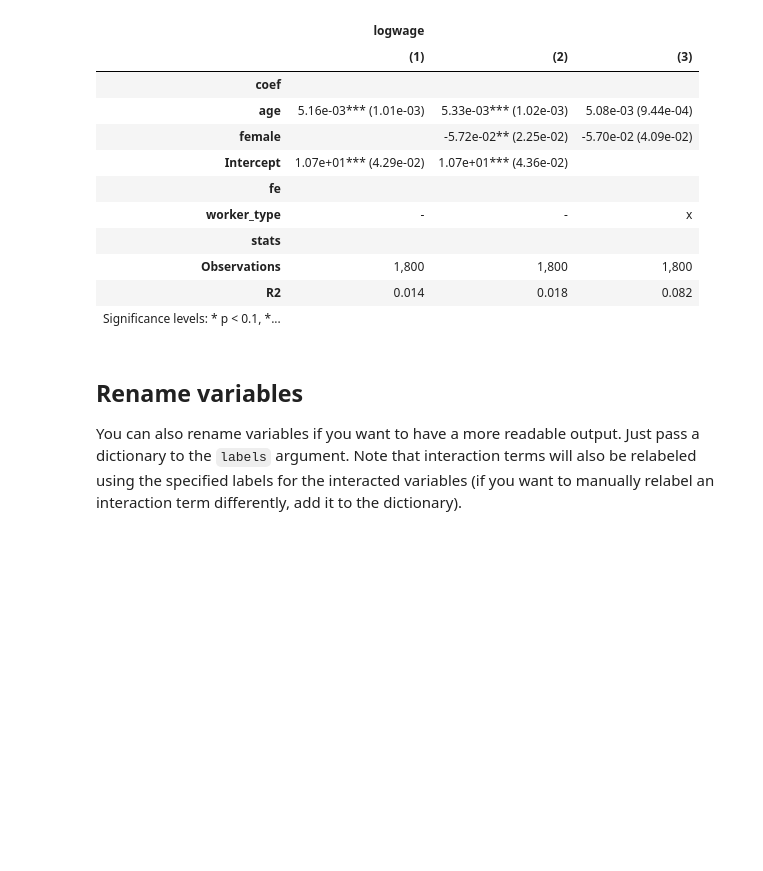
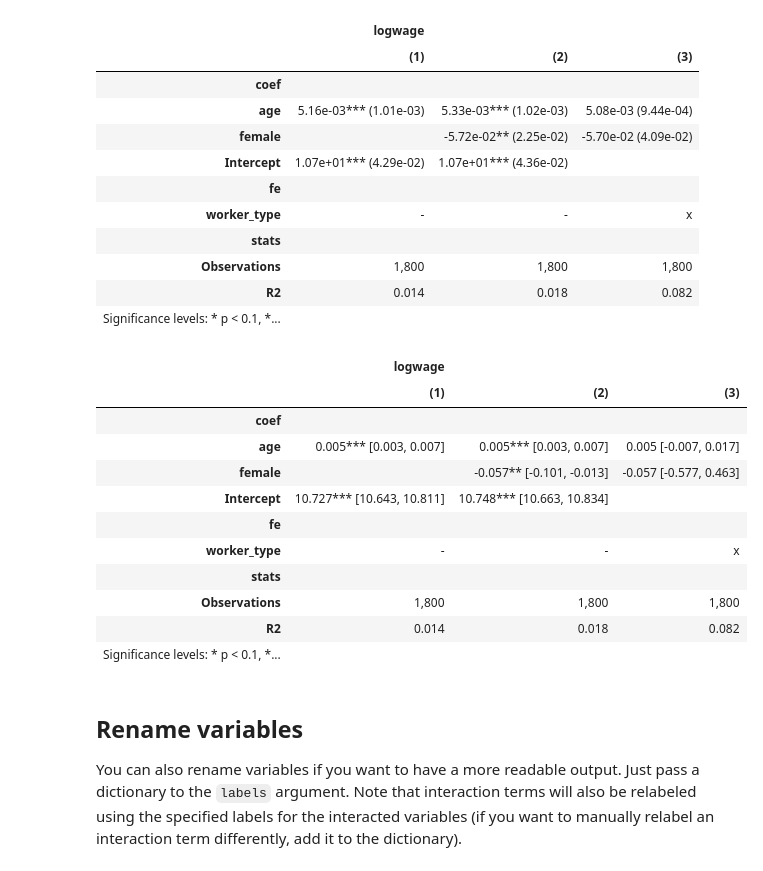
Before and after one commit to py-econometrics/maketables, a Jupyter notebook: docs/ETable.ipynb, the cells around one changed output. Saved outputs shown, nothing was run; the diff lists cells and outputs as text; code cells hidden in the pictures; blank space fills up the shorter version.

```diff
--- a/docs/ETable.ipynb
+++ b/docs/ETable.ipynb
@@ -265,6 +266,22 @@ mt.ETable([est1, est2, est3], coef_fmt="b:.2e \n (se:.2e)")
 | Observations | 1,800 | 1,800 | 1,800 |
 | R2 | 0.014 | 0.018 | 0.082 |
 | Significance levels: * p < 0.1, *... |  |  |  |
+# %%
+# Show confidence intervals instead of standard errors
+mt.ETable([est1, est2, est3], coef_fmt="b \n [ci95l, ci95u]", digits=3)
+# %% [output]
+|  | logwage |  |  |
+|  | (1) | (2) | (3) |
+| coef |  |  |  |
+| age | 0.005*** [0.003, 0.007] | 0.005*** [0.003, 0.007] | 0.005 [-0.007, 0.017] |
+| female |  | -0.057** [-0.101, -0.013] | -0.057 [-0.577, 0.463] |
+| Intercept | 10.727*** [10.643, 10.811] | 10.748*** [10.663, 10.834] |  |
+| fe |  |  |  |
+| worker_type | - | - | x |
+| stats |  |  |  |
+| Observations | 1,800 | 1,800 | 1,800 |
+| R2 | 0.014 | 0.018 | 0.082 |
+| Significance levels: * p < 0.1, *... |  |  |  |
 # %% [markdown]
 ## Rename variables
 You can also rename variables if you want to have a more readable output. Just pass a dictionary to the `labels` argument. Note that interaction terms will also be relabeled using the specified labels for the interacted variables (if you want to manually relabel an interaction term differently, add it to the dictionary).
```
Also changed, not shown: parts of 1 cell of this notebook, 5 other files.
